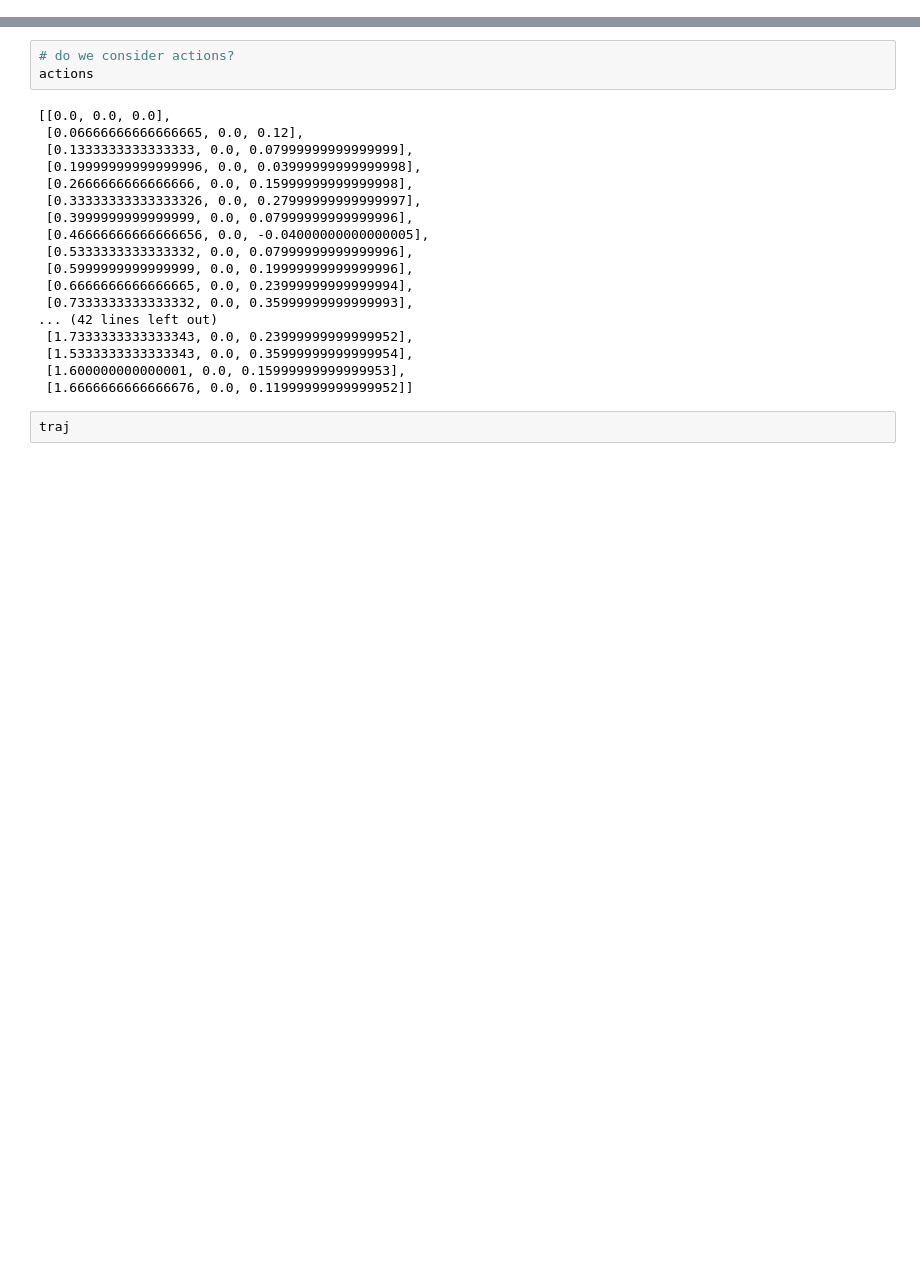
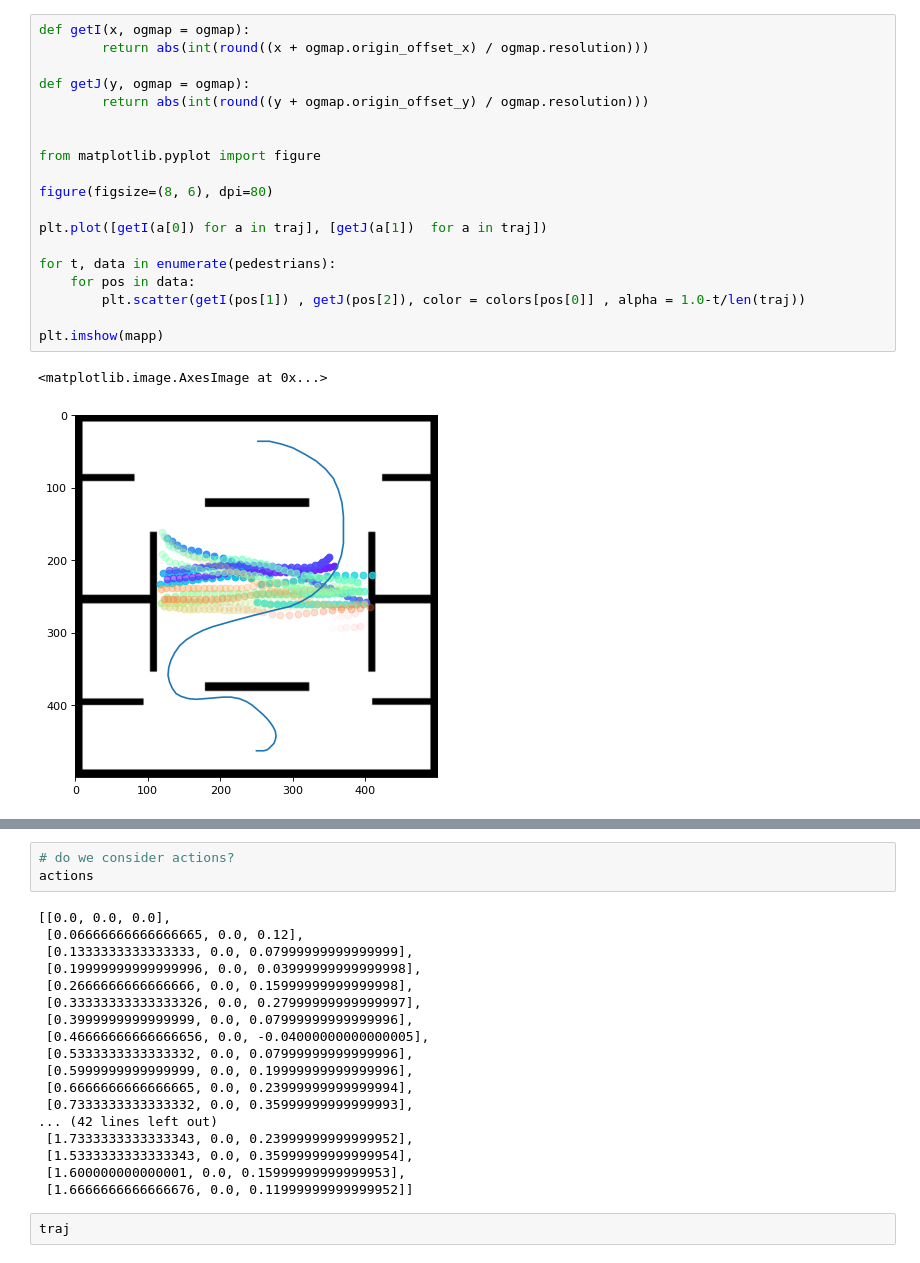
Before and after one commit to huiwenn/BiRiskRRT, a Jupyter notebook: notebooks/loaddata.ipynb, the cells around one changed output, grey strips where cells are left out. Drawn from its saved outputs; the diff is of its cells as text; blank space fills up the shorter version.

```diff
--- a/notebooks/loaddata.ipynb
+++ b/notebooks/loaddata.ipynb
@@ -25,0 +184,22 @@ import matplotlib.pyplot as plt
+# %%
+def getI(x, ogmap = ogmap):
+        return abs(int(round((x + ogmap.origin_offset_x) / ogmap.resolution)))
+
+def getJ(y, ogmap = ogmap):
+        return abs(int(round((y + ogmap.origin_offset_y) / ogmap.resolution)))
+
+
+from matplotlib.pyplot import figure
+
+figure(figsize=(8, 6), dpi=80)
+
+plt.plot([getI(a[0]) for a in traj], [getJ(a[1])  for a in traj])
+
+for t, data in enumerate(pedestrians):
+    for pos in data:
+        plt.scatter(getI(pos[1]) , getJ(pos[2]), color = colors[pos[0]] , alpha = 1.0-t/len(traj))
+
+plt.imshow(mapp)
+# %% [output]
+<matplotlib.image.AxesImage at 0x...>
+[figure, added]
```
Also changed, not shown: parts of 29 cells of this notebook, 3 other files.
